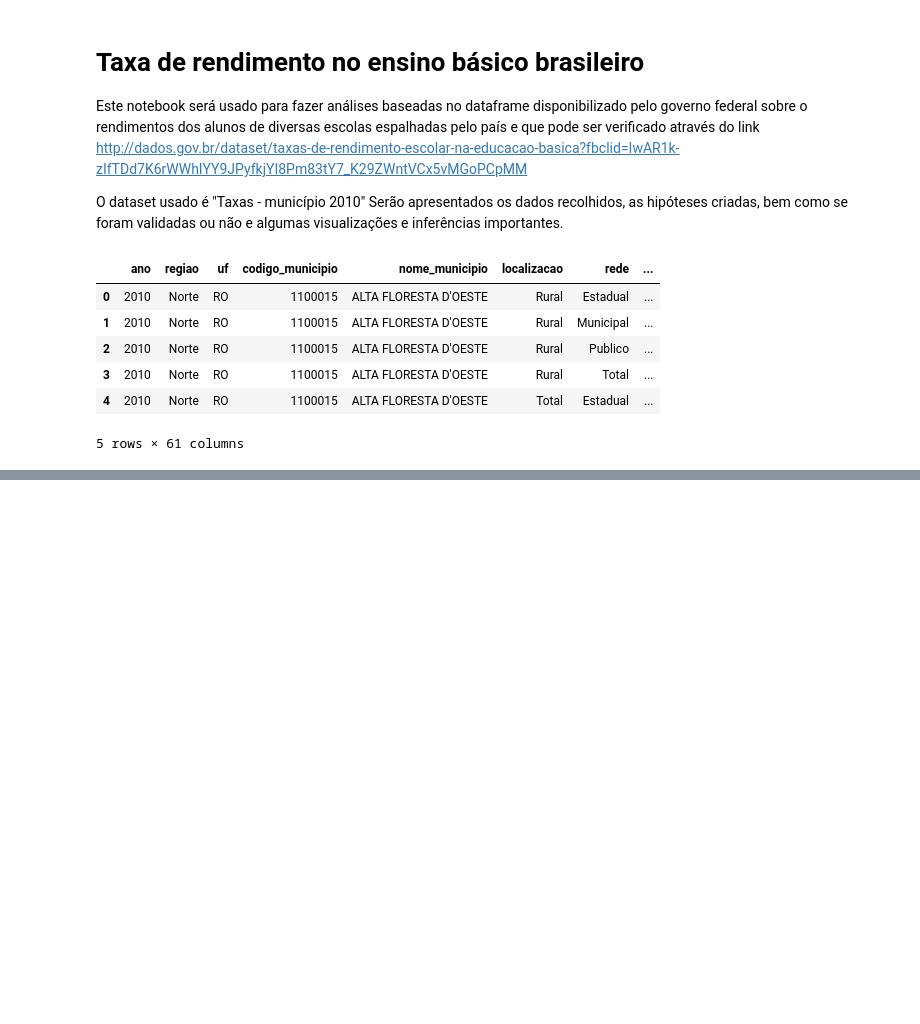
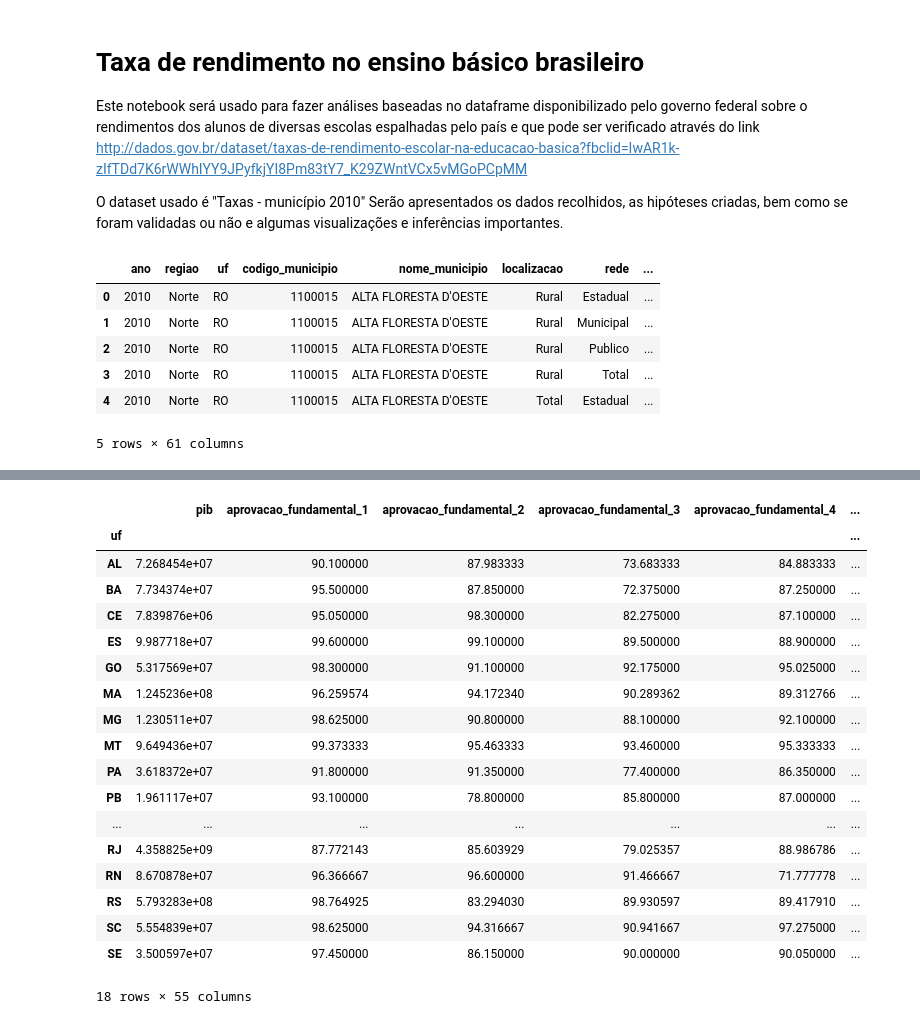
Before and after one commit to if1015-datascience-ufpe/2018-2-projeto-petshop, a Jupyter notebook: rendimento_ensinobasico.ipynb, the cells around one changed output, grey strips where cells are left out. Cells and saved outputs as stored; diff of their text form; code cells hidden in the pictures; blank space fills up the shorter version.

Commit message:
mapear pib dos municipios e agregar por estado

```diff
--- a/rendimento_ensinobasico.ipynb
+++ b/rendimento_ensinobasico.ipynb
@@ -40,3 +41,11 @@ df_municipios.head()
 | 3 | 2010 | Norte | RO | 1100015 | ALTA FLORESTA D'OESTE | Rural | Total | ... |
 | 4 | 2010 | Norte | RO | 1100015 | ALTA FLORESTA D'OESTE | Total | Estadual | ... |
 5 rows × 61 columns
+# %%
+normalize_string = lambda x: normalize('NFKD', x.upper()).encode('ASCII','ignore').decode("utf-8")
+
+file = r'data/pib_municipios.xls'
+df_pib_municipios = pd.read_excel(file, usecols=[0,5], skiprows=8, names=['local', 'pib'], nrows=5601).dropna()
+df_pib_municipios['local'] = df_pib_municipios['local'].apply(normalize_string)
+
+df_pib_municipios.head()
@@ -42,0 +100,9 @@ df_municipios.head()
+# %%
+df_municipios = pd.merge(df_municipios, df_pib_municipios, left_on='nome_municipio', right_on='local', how='left')
+df_municipios.drop(['local'], axis=1, inplace=True)
+
+cols = df_municipios.columns.tolist()
+cols = cols[:6] + cols[-1:] + cols[7:-1]
+df_municipios = df_municipios[cols]
+
+df_municipios.head()
@@ -42,0 +117,33 @@ df_municipios.head()
+# %%
+mean_func = lambda col: col.mean()
+sum_func = lambda col: col.sum()
+
+agg_map = {
+    'pib': sum_func,
+}
+agg_map.update({
+    k: mean_func for k in df_municipios.columns.tolist()[7:]
+})
+
+df = df_municipios.dropna().groupby('uf').agg(agg_map)
+df
+# %% [output]
+|  | pib | aprovacao_fundamental_1 | aprovacao_fundamental_2 | aprovacao_fundamental_3 | aprovacao_fundamental_4 | ... |
+| uf |  |  |  |  |  | ... |
+| AL | 7.268454e+07 | 90.100000 | 87.983333 | 73.683333 | 84.883333 | ... |
+| BA | 7.734374e+07 | 95.500000 | 87.850000 | 72.375000 | 87.250000 | ... |
+| CE | 7.839876e+06 | 95.050000 | 98.300000 | 82.275000 | 87.100000 | ... |
+| ES | 9.987718e+07 | 99.600000 | 99.100000 | 89.500000 | 88.900000 | ... |
+| GO | 5.317569e+07 | 98.300000 | 91.100000 | 92.175000 | 95.025000 | ... |
+| MA | 1.245236e+08 | 96.259574 | 94.172340 | 90.289362 | 89.312766 | ... |
+| MG | 1.230511e+07 | 98.625000 | 90.800000 | 88.100000 | 92.100000 | ... |
+| MT | 9.649436e+07 | 99.373333 | 95.463333 | 93.460000 | 95.333333 | ... |
+| PA | 3.618372e+07 | 91.800000 | 91.350000 | 77.400000 | 86.350000 | ... |
+| PB | 1.961117e+07 | 93.100000 | 78.800000 | 85.800000 | 87.000000 | ... |
+| ... | ... | ... | ... | ... | ... | ... |
+| RJ | 4.358825e+09 | 87.772143 | 85.603929 | 79.025357 | 88.986786 | ... |
+| RN | 8.670878e+07 | 96.366667 | 96.600000 | 91.466667 | 71.777778 | ... |
+| RS | 5.793283e+08 | 98.764925 | 83.294030 | 89.930597 | 89.417910 | ... |
+| SC | 5.554839e+07 | 98.625000 | 94.316667 | 90.941667 | 97.275000 | ... |
+| SE | 3.500597e+07 | 97.450000 | 86.150000 | 90.000000 | 90.050000 | ... |
+18 rows × 55 columns
```
Also changed, not shown: parts of 4 cells of this notebook.
